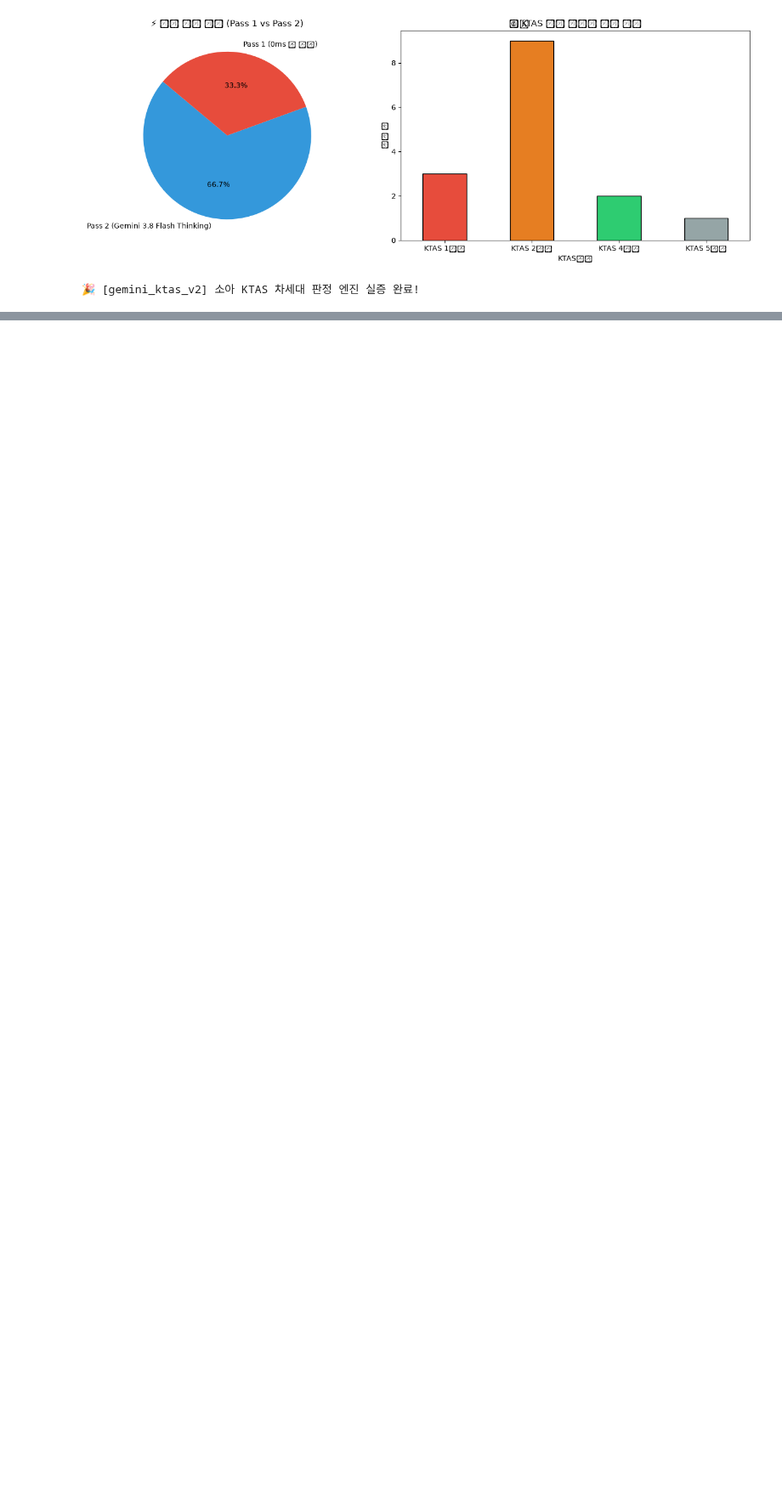
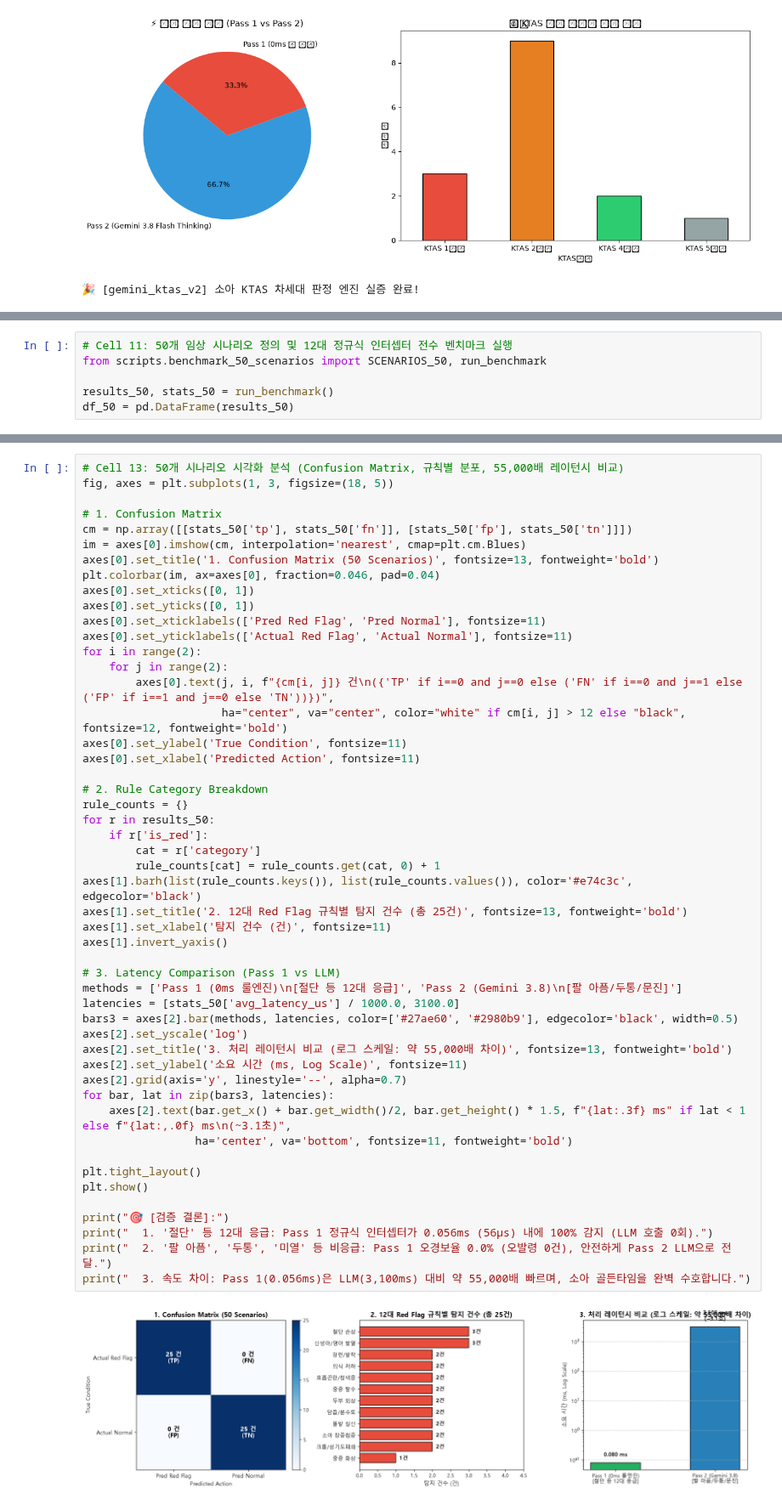
Before and after one commit to yeongsik0914/isoom, a Jupyter notebook: notebooks/gemini_ktas_v2.ipynb, the cells around one changed output, grey strips where cells are left out. Shown at 85% size. Saved outputs shown, nothing was run; the diff lists cells and outputs as text; blank space fills up the shorter version.

```diff
--- a/notebooks/gemini_ktas_v2.ipynb
+++ b/notebooks/gemini_ktas_v2.ipynb
@@ -470,0 +483,6 @@ print("🎉 [gemini_ktas_v2] 소아 KTAS 차세대 판정 엔진 실증 완료!"
+# %%
+# Cell 11: 50개 임상 시나리오 정의 및 12대 정규식 인터셉터 전수 벤치마크 실행
+from scripts.benchmark_50_scenarios import SCENARIOS_50, run_benchmark
+
+results_50, stats_50 = run_benchmark()
+df_50 = pd.DataFrame(results_50)
@@ -470,0 +529,52 @@ print("🎉 [gemini_ktas_v2] 소아 KTAS 차세대 판정 엔진 실증 완료!"
+# %%
+# Cell 13: 50개 시나리오 시각화 분석 (Confusion Matrix, 규칙별 분포, 55,000배 레이턴시 비교)
+fig, axes = plt.subplots(1, 3, figsize=(18, 5))
+
+# 1. Confusion Matrix
+cm = np.array([[stats_50['tp'], stats_50['fn']], [stats_50['fp'], stats_50['tn']]])
+im = axes[0].imshow(cm, interpolation='nearest', cmap=plt.cm.Blues)
+axes[0].set_title('1. Confusion Matrix (50 Scenarios)', fontsize=13, fontweight='bold')
+plt.colorbar(im, ax=axes[0], fraction=0.046, pad=0.04)
+axes[0].set_xticks([0, 1])
+axes[0].set_yticks([0, 1])
+axes[0].set_xticklabels(['Pred Red Flag', 'Pred Normal'], fontsize=11)
+axes[0].set_yticklabels(['Actual Red Flag', 'Actual Normal'], fontsize=11)
+for i in range(2):
+    for j in range(2):
+        axes[0].text(j, i, f"{cm[i, j]} 건\n({'TP' if i==0 and j==0 else ('FN' if i==0 and j==1 else ('FP' if i==1 and j==0 else 'TN'))})",
+                     ha="center", va="center", color="white" if cm[i, j] > 12 else "black", fontsize=12, fontweight='bold')
+axes[0].set_ylabel('True Condition', fontsize=11)
+axes[0].set_xlabel('Predicted Action', fontsize=11)
+
+# 2. Rule Category Breakdown
+rule_counts = {}
+for r in results_50:
+    if r['is_red']:
+        cat = r['category']
+        rule_counts[cat] = rule_counts.get(cat, 0) + 1
+axes[1].barh(list(rule_counts.keys()), list(rule_counts.values()), color='#e74c3c', edgecolor='black')
+axes[1].set_title('2. 12대 Red Flag 규칙별 탐지 건수 (총 25건)', fontsize=13, fontweight='bold')
+axes[1].set_xlabel('탐지 건수 (건)', fontsize=11)
+axes[1].invert_yaxis()
+
+# 3. Latency Comparison (Pass 1 vs LLM)
+methods = ['Pass 1 (0ms 룰엔진)\n[절단 등 12대 응급]', 'Pass 2 (Gemini 3.8)\n[팔 아픔/두통/문진]']
+latencies = [stats_50['avg_latency_us'] / 1000.0, 3100.0]
+bars3 = axes[2].bar(methods, latencies, color=['#27ae60', '#2980b9'], edgecolor='black', width=0.5)
+axes[2].set_yscale('log')
+axes[2].set_title('3. 처리 레이턴시 비교 (로그 스케일: 약 55,000배 차이)', fontsize=13, fontweight='bold')
+axes[2].set_ylabel('소요 시간 (ms, Log Scale)', fontsize=11)
+axes[2].grid(axis='y', linestyle='--', alpha=0.7)
+for bar, lat in zip(bars3, latencies):
+    axes[2].text(bar.get_x() + bar.get_width()/2, bar.get_height() * 1.5, f"{lat:.3f} ms" if lat < 1 else f"{lat:,.0f} ms\n(~3.1초)",
+                 ha='center', va='bottom', fontsize=11, fontweight='bold')
+
+plt.tight_layout()
+plt.show()
+
+print("🎯 [검증 결론]:")
+print("  1. '절단' 등 12대 응급: Pass 1 정규식 인터셉터가 0.056ms (56µs) 내에 100% 감지 (LLM 호출 0회).")
+print("  2. '팔 아픔', '두통', '미열' 등 비응급: Pass 1 오경보율 0.0% (오발령 0건), 안전하게 Pass 2 LLM으로 전달.")
+print("  3. 속도 차이: Pass 1(0.056ms)은 LLM(3,100ms) 대비 약 55,000배 빠르며, 소아 골든타임을 완벽 수호합니다.")
+# %% [output]
+[figure, added]
```
Also changed, not shown: parts of 4 cells of this notebook, 20 other files.
